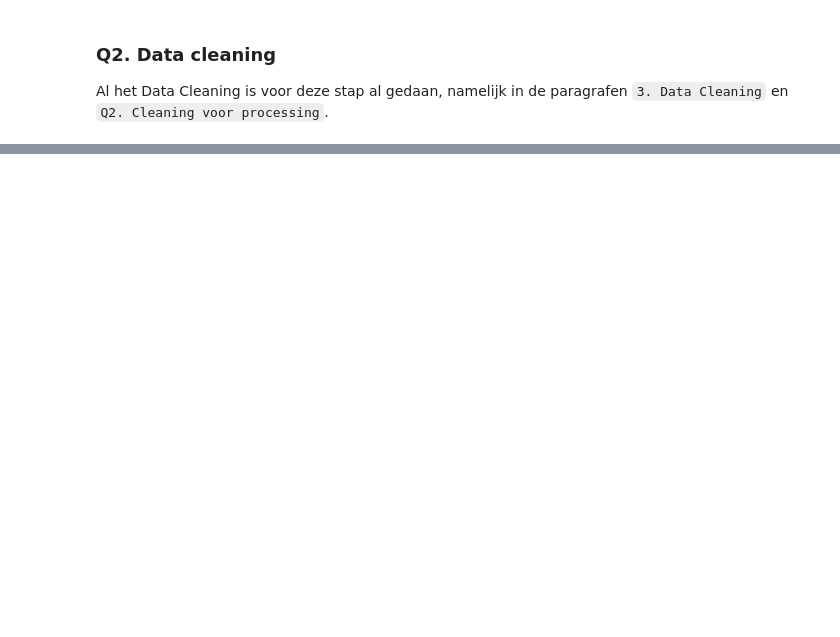
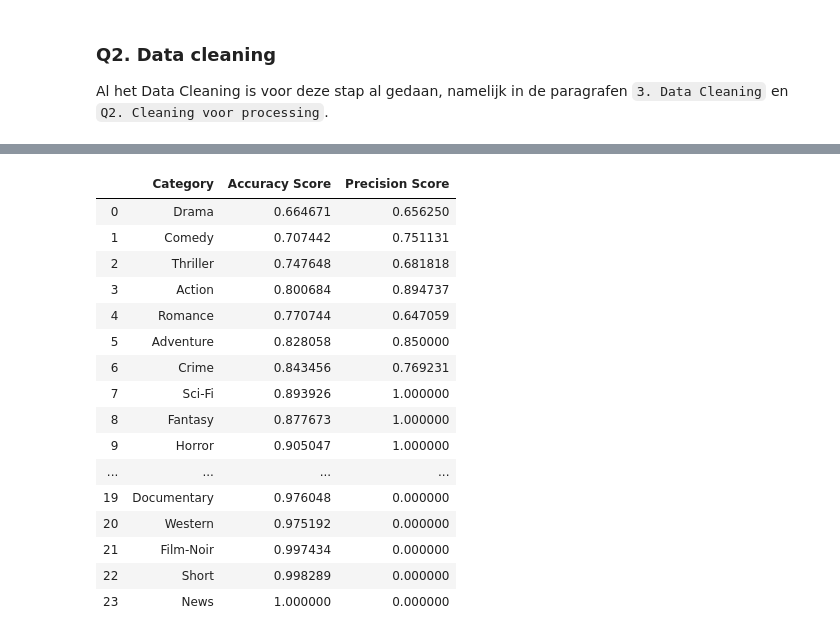
Before and after one commit to Casper-Smet/movie-revenue-predictions, a Jupyter notebook: individual_questions/Q2/plot-keywords.ipynb, the cells around one changed output, grey strips where cells are left out. Drawn from its saved outputs; the diff is of its cells as text; code cells hidden in the pictures; blank space fills up the shorter version.

```diff
--- a/individual_questions/Q2/plot-keywords.ipynb
+++ b/individual_questions/Q2/plot-keywords.ipynb
@@ -323,16 +266,0 @@ print(validation.shape)
-# %%
-NB_pipeline = Pipeline([
-                ('tfidf', TfidfVectorizer(stop_words=stop_words)),
-                ('clf', OneVsRestClassifier(MultinomialNB(
-                    fit_prior=True, class_prior=None))),
-            ])
-dic = {}
-
-for genre in genre_uniques["Split Genres"]:
-    NB_pipeline.fit(X_train, train[genre])
-
-
-    dic[genre] = NB_pipeline.predict(X_test)
-
-
-pd.DataFrame(dic, index=X_test.index).sample(10)
@@ -429,0 +326,5 @@ hamming_loss(Y_test, predictions)
+# %%
+X_train, X_test, Y_train, Y_test = train_test_split(X, Y, random_state=42)
+
+print("Train:", X_train.shape, Y_train.shape)
+print("Test:", X_test.shape, Y_test.shape)
@@ -429,0 +339,17 @@ hamming_loss(Y_test, predictions)
+# %%
+NB_pipeline = Pipeline([
+                ('clf', OneVsRestClassifier(MultinomialNB(
+                    fit_prior=True, class_prior=None))),
+            ])
+
+predictions = []
+for genre in genre_uniques["Split Genres"]:
+    NB_pipeline.fit(X_train, Y_train[genre])
+    predictions.append(NB_pipeline.predict(X_test))
+
+predictions = np.array(predictions).T
+# %%
+df_multi_class = column_score(Y_test, predictions)
+print("Hamming loss:", hamming_loss(Y_test, predictions))
+df_multi_class
+# %% [output]
@@ -429,0 +357,17 @@ hamming_loss(Y_test, predictions)
+|  | Category | Accuracy Score | Precision Score |
+| 0 | Drama | 0.664671 | 0.656250 |
+| 1 | Comedy | 0.707442 | 0.751131 |
+| 2 | Thriller | 0.747648 | 0.681818 |
+| 3 | Action | 0.800684 | 0.894737 |
+| 4 | Romance | 0.770744 | 0.647059 |
+| 5 | Adventure | 0.828058 | 0.850000 |
+| 6 | Crime | 0.843456 | 0.769231 |
+| 7 | Sci-Fi | 0.893926 | 1.000000 |
+| 8 | Fantasy | 0.877673 | 1.000000 |
+| 9 | Horror | 0.905047 | 1.000000 |
+| ... | ... | ... | ... |
+| 19 | Documentary | 0.976048 | 0.000000 |
+| 20 | Western | 0.975192 | 0.000000 |
+| 21 | Film-Noir | 0.997434 | 0.000000 |
+| 22 | Short | 0.998289 | 0.000000 |
+| 23 | News | 1.000000 | 0.000000 |
```
Also changed, not shown: parts of 59 cells of this notebook, 1 other file.
